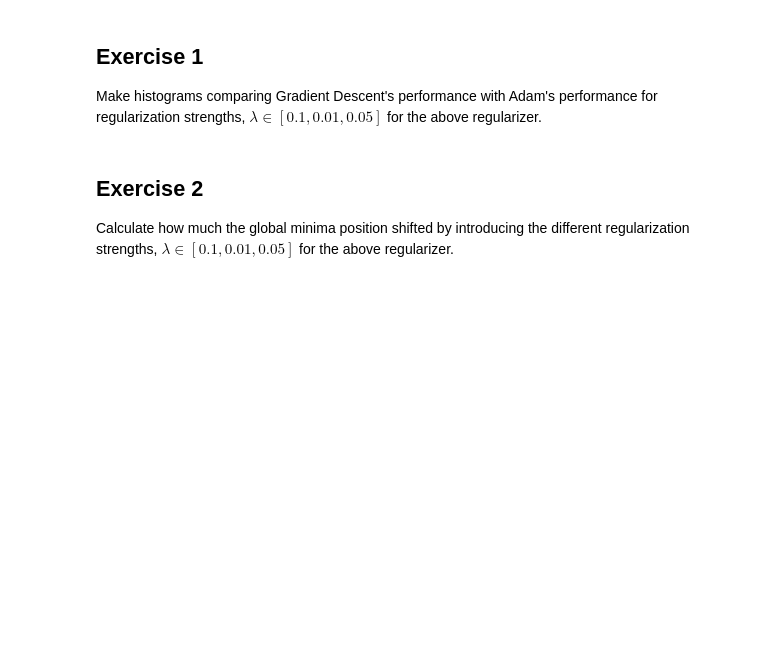
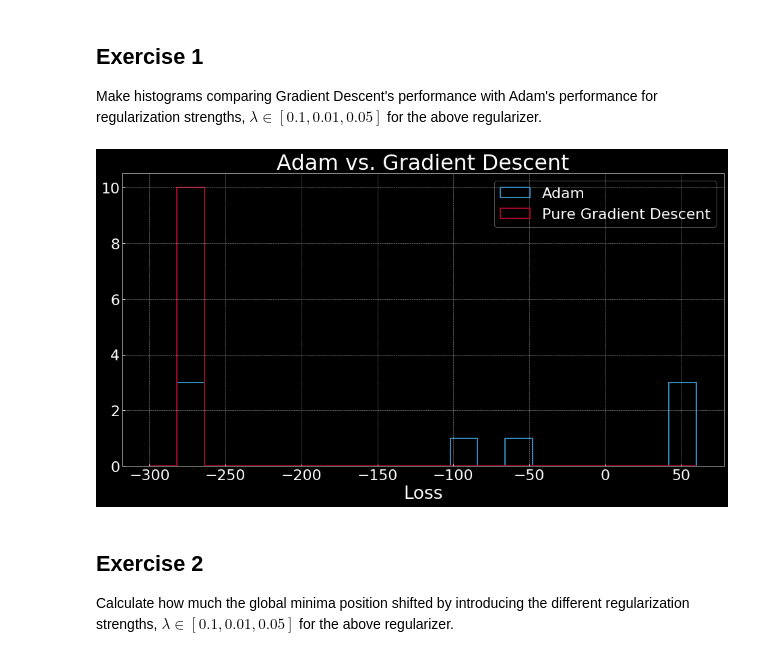
Before and after one commit to AWildridge/cms-machinelearning-notebooks, a Jupyter notebook: Lab 3 - Gradient-Based Learning Methods & Cost Functions.ipynb, the cells around one changed output. Cells and saved outputs as stored; diff of their text form; code cells hidden in the pictures; blank space fills up the shorter version.

```diff
--- a/Lab 3 - Gradient-Based Learning Methods & Cost Functions.ipynb
+++ b/Lab 3 - Gradient-Based Learning Methods & Cost Functions.ipynb
@@ -274,11 +274,12 @@ The obvious question here is "How do we know what regularizer to create/pick?" a
 # %% [markdown]
 ## Exercise 1
 Make histograms comparing Gradient Descent's performance with Adam's performance for regularization strengths,  $\lambda \in \left[0.1, 0.01, 0.05\right]$ for the above regularizer.
-# %%
-# regularized loss here
-def regularized_loss(regularization_strength):
 # %%
 # lambda = 0.1 here
+def regularized_loss(theta1, theta2):
+    l =
+    l += 0.1 *
+    return l
 
 gradient_descent_losses = [] # store final loss from gradient descent in this list
 
@@ -289,7 +290,7 @@ for i in range(N): # 100 random trials
     theta1.requires_grad = True
     # Try setting plotting = True to inspect the differences between Adam and Gradient descent
     # but don't let N be too large - might kill your PC/Jupyter Notebook session
-    gradient_descent_losses.append(derivative_descent(theta=theta1, T=3000, alpha=0.1, plotting=False, loss=regularized_loss(0.1)))
+    gradient_descent_losses.append(derivative_descent(theta=theta1, T=3000, alpha=0.1, plotting=False, loss=regularized_loss))
 
 # Note I am changing the default hyperparameters of Adam to give it "more momentum" or "less friction"
 # beta1 = 0.9 is default, I am giving it 0.9999
@@ -301,6 +302,15 @@ adam_descent_losses = []
 for i in range(N):
     theta1_i = 420 * (torch.rand(1) - 0.5) # sample theta1 randomly between -210 to 210
     theta1_i.requires_grad = True
-    adam_descent_losses.append(adam_descent(theta1=theta1_i, T=5000, alpha=0.001, betas=(0.9, 0.999), plotting=False), loss=regularized_loss(0.1))
+    adam_descent_losses.append(adam_descent(theta1=theta1_i, T=5000, alpha=0.001, betas=(0.9, 0.999), plotting=False, loss=regularized_loss))
+# %%
+plt.hist(adam_descent_losses, label='Adam', histtype='step', linewidth=2.0, bins=20, range=(-300, 60))
+plt.hist(gradient_descent_losses, label='Pure Gradient Descent', histtype='step', linewidth=2.0, bins=20, range=(-300, 60))
+plt.xlabel('Loss')
+plt.title('Adam vs. Gradient Descent')
+plt.legend()
+plt.show()
+# %% [output]
+[figure, added]
 # %%
 # lambda = 0.01 here
```
Also changed, not shown: parts of 11 cells of this notebook.
